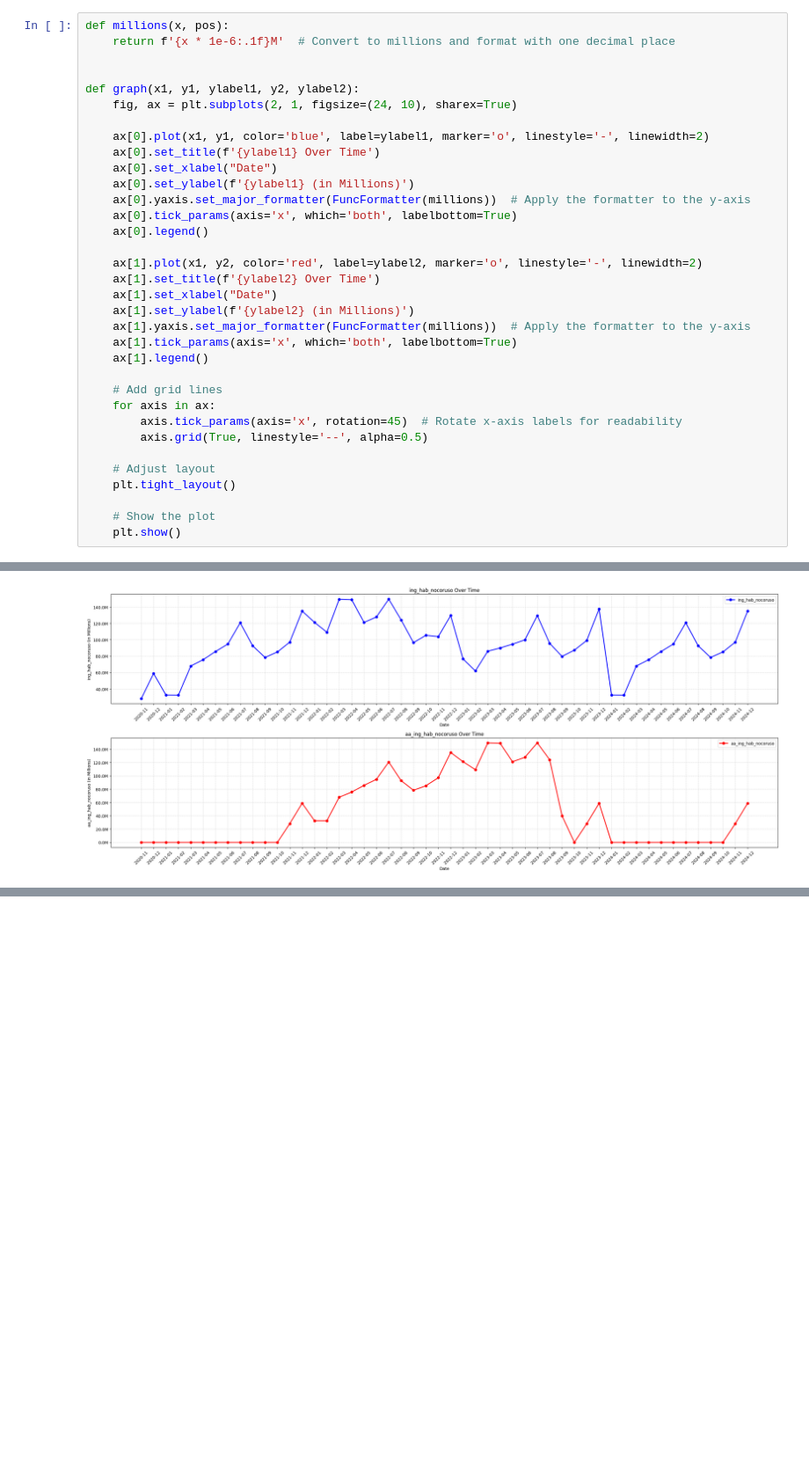
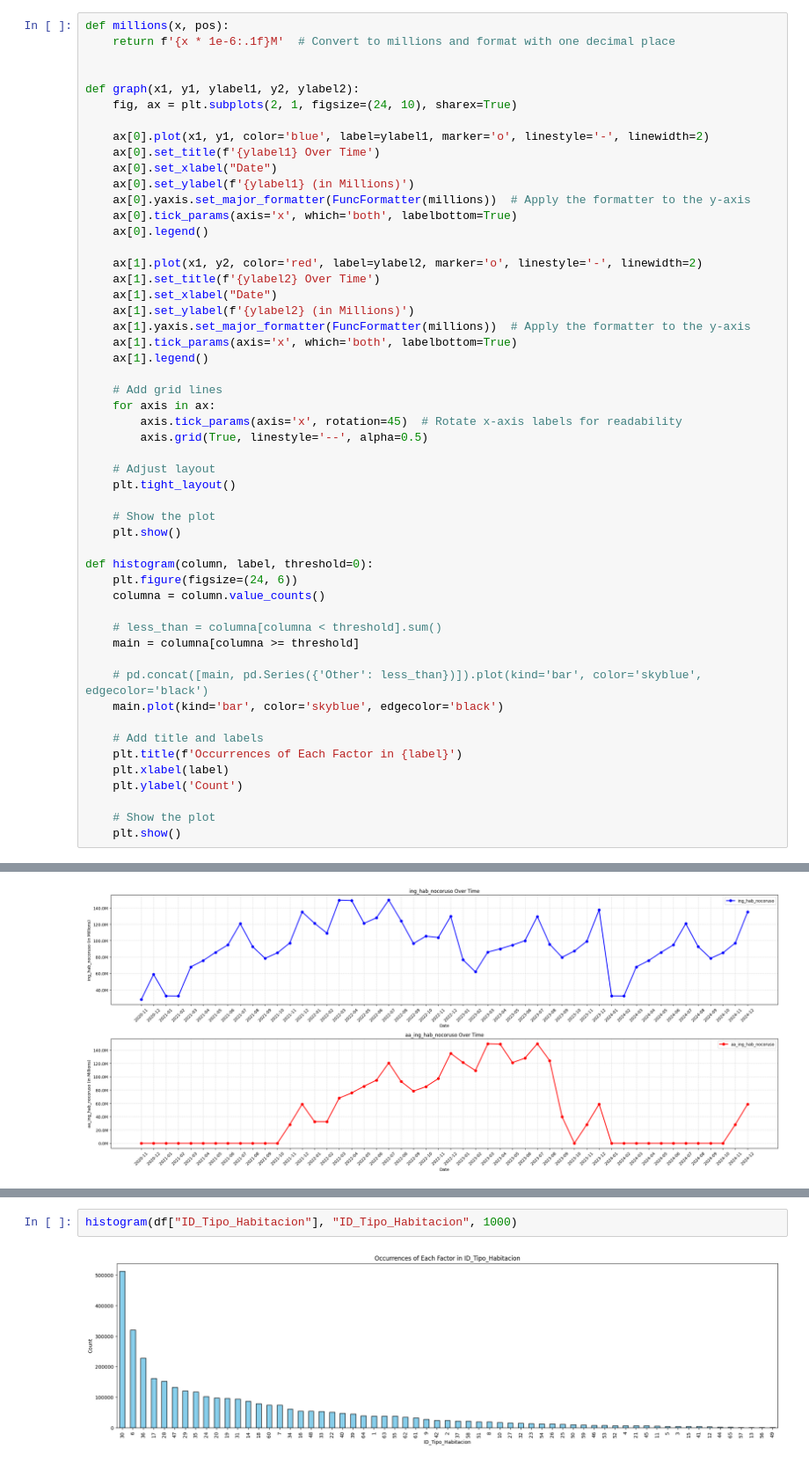
Before and after one commit to YuyoAndrade/time-series-analysis, a Jupyter notebook: eda.ipynb, the cells around one changed output, grey strips where cells are left out. Shown at 88% size. Cells and saved outputs as stored; diff of their text form; blank space fills up the shorter version.

Commit message:
Add histograms

```diff
--- a/eda.ipynb
+++ b/eda.ipynb
@@ -40,6 +39,24 @@ def graph(x1, y1, ylabel1, y2, ylabel2):
 
     # Show the plot
     plt.show()
+
+def histogram(column, label, threshold=0):
+    plt.figure(figsize=(24, 6))
+    columna = column.value_counts()
+
+    # less_than = columna[columna < threshold].sum()
+    main = columna[columna >= threshold]
+
+    # pd.concat([main, pd.Series({'Other': less_than})]).plot(kind='bar', color='skyblue', edgecolor='black')
+    main.plot(kind='bar', color='skyblue', edgecolor='black')
+
+    # Add title and labels
+    plt.title(f'Occurrences of Each Factor in {label}')
+    plt.xlabel(label)
+    plt.ylabel('Count')
+
+    # Show the plot
+    plt.show()
 # %%
 df2 = pd.read_csv("iar_ocupaciones.csv")
 # %%
@@ -146,0 +166,4 @@ graph(df_num.index, df_num["ing_hab_nocoruso"], "ing_hab_nocoruso", df_num["aa_i
+# %%
+histogram(df["ID_Tipo_Habitacion"], "ID_Tipo_Habitacion", 1000)
+# %% [output]
+[figure, added]
```
Also changed, not shown: parts of 12 cells of this notebook.
